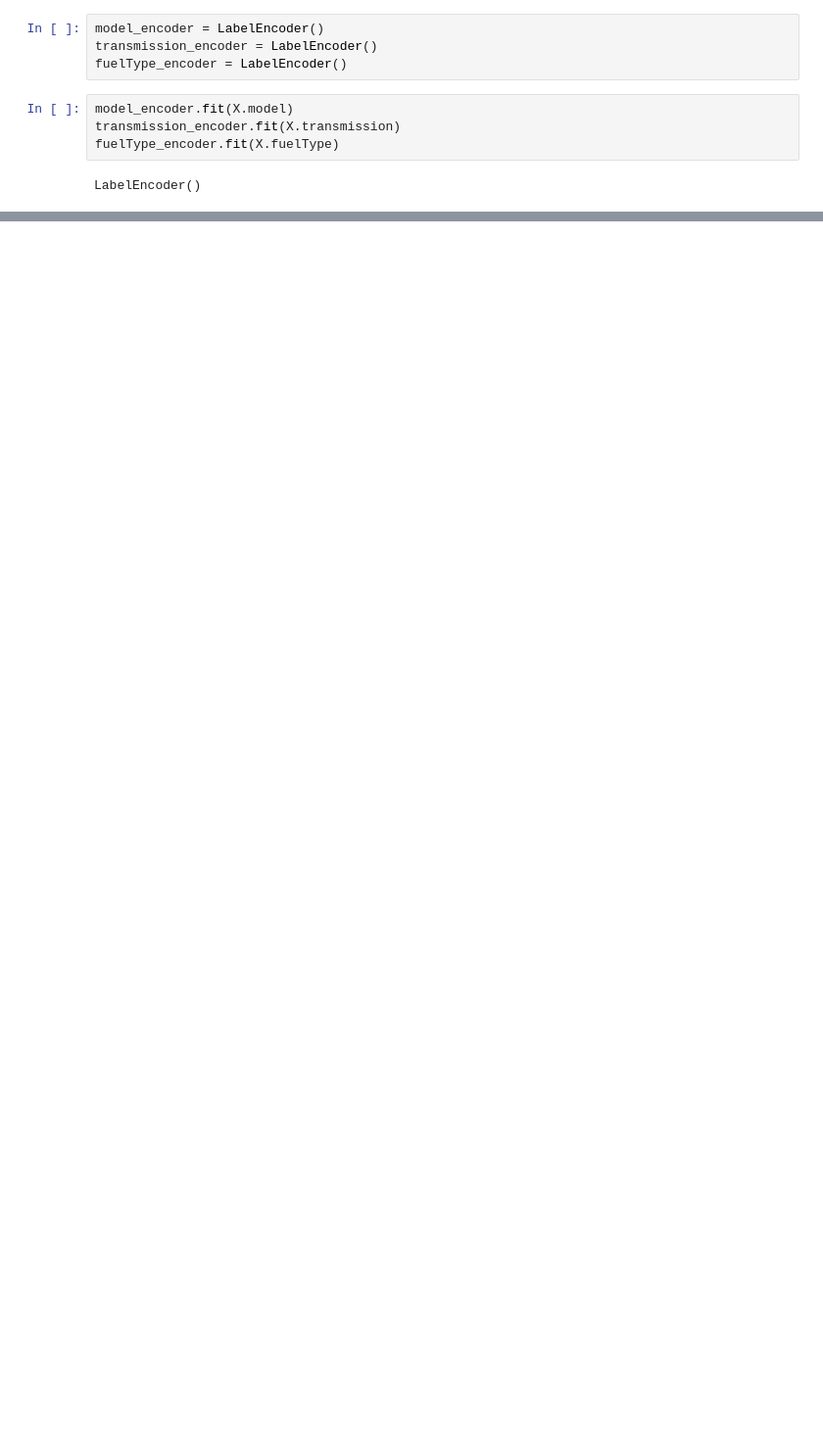
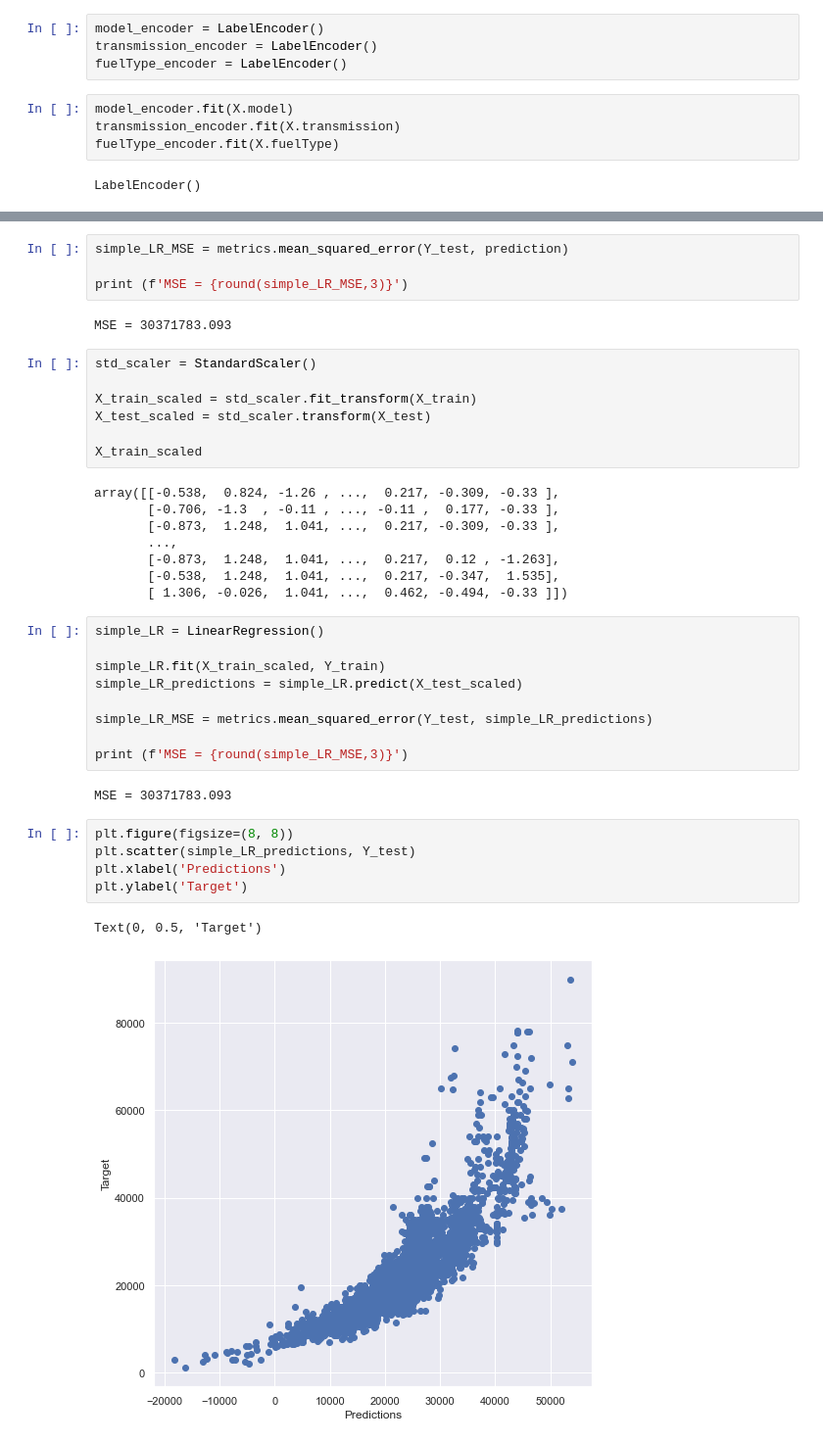
Before and after one commit to baklazhenko-dm/DataMining, a Jupyter notebook: Лабораторная 3 - регрессия/Lab3.ipynb, the cells around one changed output, grey strips where cells are left out. Shown at 98% size. Drawn from its saved outputs; the diff is of its cells as text; blank space fills up the shorter version.

```diff
--- a/Лабораторная 3 - регрессия/Lab3.ipynb
+++ b/Лабораторная 3 - регрессия/Lab3.ipynb
@@ -119,0 +291,40 @@ Text(0, 0.5, 'Target')
+# %%
+simple_LR_MSE = metrics.mean_squared_error(Y_test, prediction)
+
+print (f'MSE = {round(simple_LR_MSE,3)}')
+# %% [output]
+MSE = 30371783.093
+# %%
+std_scaler = StandardScaler()
+
+X_train_scaled = std_scaler.fit_transform(X_train)
+X_test_scaled = std_scaler.transform(X_test)
+
+X_train_scaled
+# %% [output]
+array([[-0.538,  0.824, -1.26 , ...,  0.217, -0.309, -0.33 ],
+       [-0.706, -1.3  , -0.11 , ..., -0.11 ,  0.177, -0.33 ],
+       [-0.873,  1.248,  1.041, ...,  0.217, -0.309, -0.33 ],
+       ...,
+       [-0.873,  1.248,  1.041, ...,  0.217,  0.12 , -1.263],
+       [-0.538,  1.248,  1.041, ...,  0.217, -0.347,  1.535],
+       [ 1.306, -0.026,  1.041, ...,  0.462, -0.494, -0.33 ]])
+# %%
+simple_LR = LinearRegression()
+
+simple_LR.fit(X_train_scaled, Y_train)
+simple_LR_predictions = simple_LR.predict(X_test_scaled)
+
+simple_LR_MSE = metrics.mean_squared_error(Y_test, simple_LR_predictions)
+
+print (f'MSE = {round(simple_LR_MSE,3)}')
+# %% [output]
+MSE = 30371783.093
+# %%
+plt.figure(figsize=(8, 8))
+plt.scatter(simple_LR_predictions, Y_test)
+plt.xlabel('Predictions')
+plt.ylabel('Target')
+# %% [output]
+Text(0, 0.5, 'Target')
+[figure, added]
```
Also changed, not shown: parts of 38 cells of this notebook, 1 other file.
